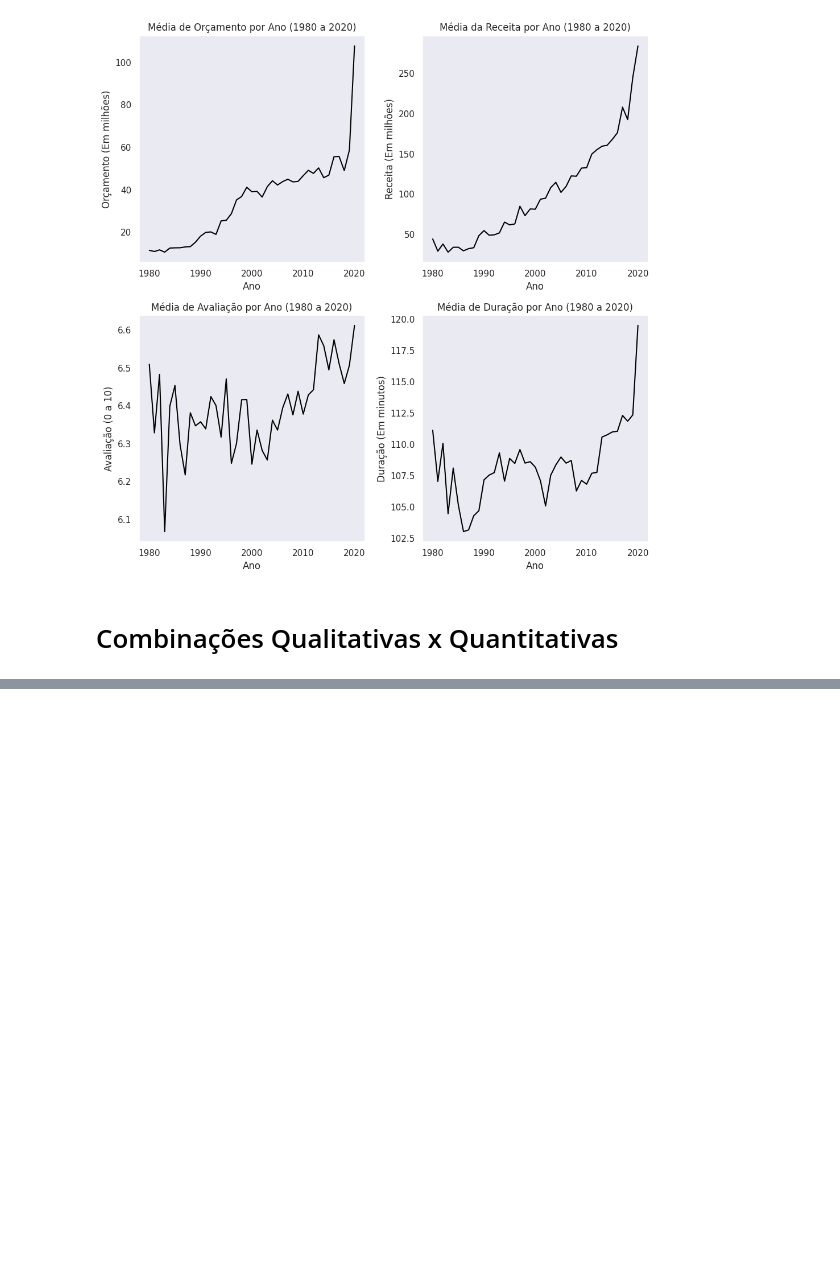
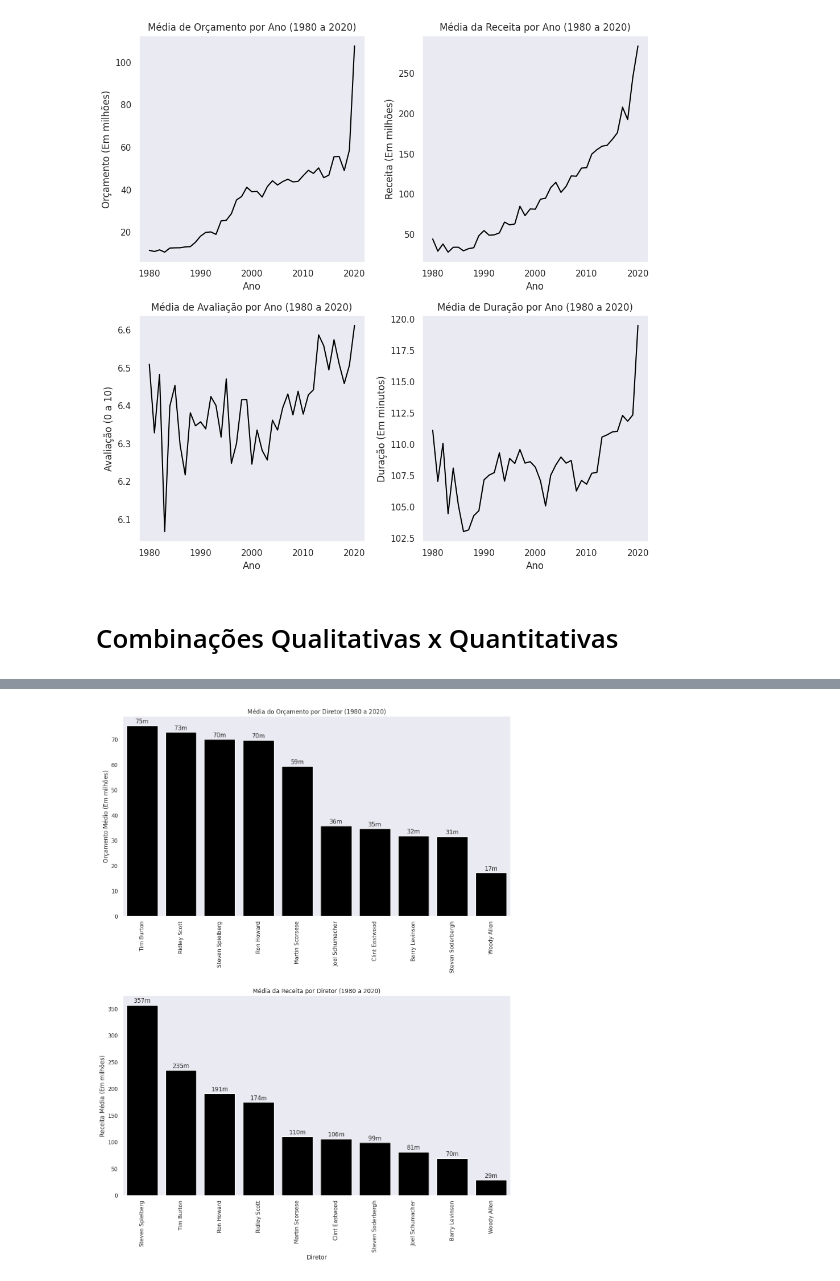
Before and after one commit to guicns/movie-industry-analysis, a Jupyter notebook: 2. Análise Python/movies_python_analysis.ipynb, the cells around one changed output, grey strips where cells are left out. Cells and saved outputs as stored; diff of their text form; code cells hidden in the pictures; blank space fills up the shorter version.

```diff
--- a/2. Análise Python/movies_python_analysis.ipynb
+++ b/2. Análise Python/movies_python_analysis.ipynb
@@ -649,0 +722,39 @@ plt.show()
+# %%
+#DIRECTOR X MÉDIA BUDGET E GROSS
+top_directors = df['director'].value_counts().head(10).index
+
+df_top_directors = df[df['director'].isin(top_directors)]
+
+df_grouped_budget = df_top_directors.groupby('director')[['budget']].mean().reset_index().sort_values(by='budget', ascending=False)
+df_grouped_gross = df_top_directors.groupby('director')[['gross']].mean().reset_index().sort_values(by='gross', ascending=False)
+
+df_grouped_budget['budget'] = df_grouped_budget['budget'] / 1_000_000
+df_grouped_gross['gross'] = df_grouped_gross['gross'] / 1_000_000
+
+fig, axes = plt.subplots(nrows=2, ncols=1, figsize=(12, 16))
+
+def add_values_on_bars(ax):
+    for p in ax.patches:
+        ax.annotate(f'{p.get_height():.0f}m', (p.get_x() + p.get_width() / 2., p.get_height()),
+                    ha='center', va='center', xytext=(0, 9), textcoords='offset points')
+
+ax1 = sns.barplot(x='director', y='budget', data=df_grouped_budget, ax=axes[0], color='black')
+axes[0].set_title('Média do Orçamento por Diretor (1980 a 2020)')
+axes[0].set_xlabel('Diretor', color='white')
+axes[0].set_ylabel('Orçamento Médio (Em milhões)')
+axes[0].tick_params(axis='x', rotation=90)
+axes[0].tick_params(axis='y')
+add_values_on_bars(ax1)
+
+ax2 = sns.barplot(x='director', y='gross', data=df_grouped_gross, ax=axes[1], color='black')
+axes[1].set_title('Média da Receita por Diretor (1980 a 2020)')
+axes[1].set_xlabel('Diretor')
+axes[1].set_ylabel('Receita Média (Em milhões)')
+axes[1].tick_params(axis='x', rotation=90,)
+axes[1].tick_params(axis='y',)
+add_values_on_bars(ax2)
+
+plt.tight_layout()
+plt.show()
+# %% [output]
+[figure, added]
```
Also changed, not shown: parts of 5 cells of this notebook.
